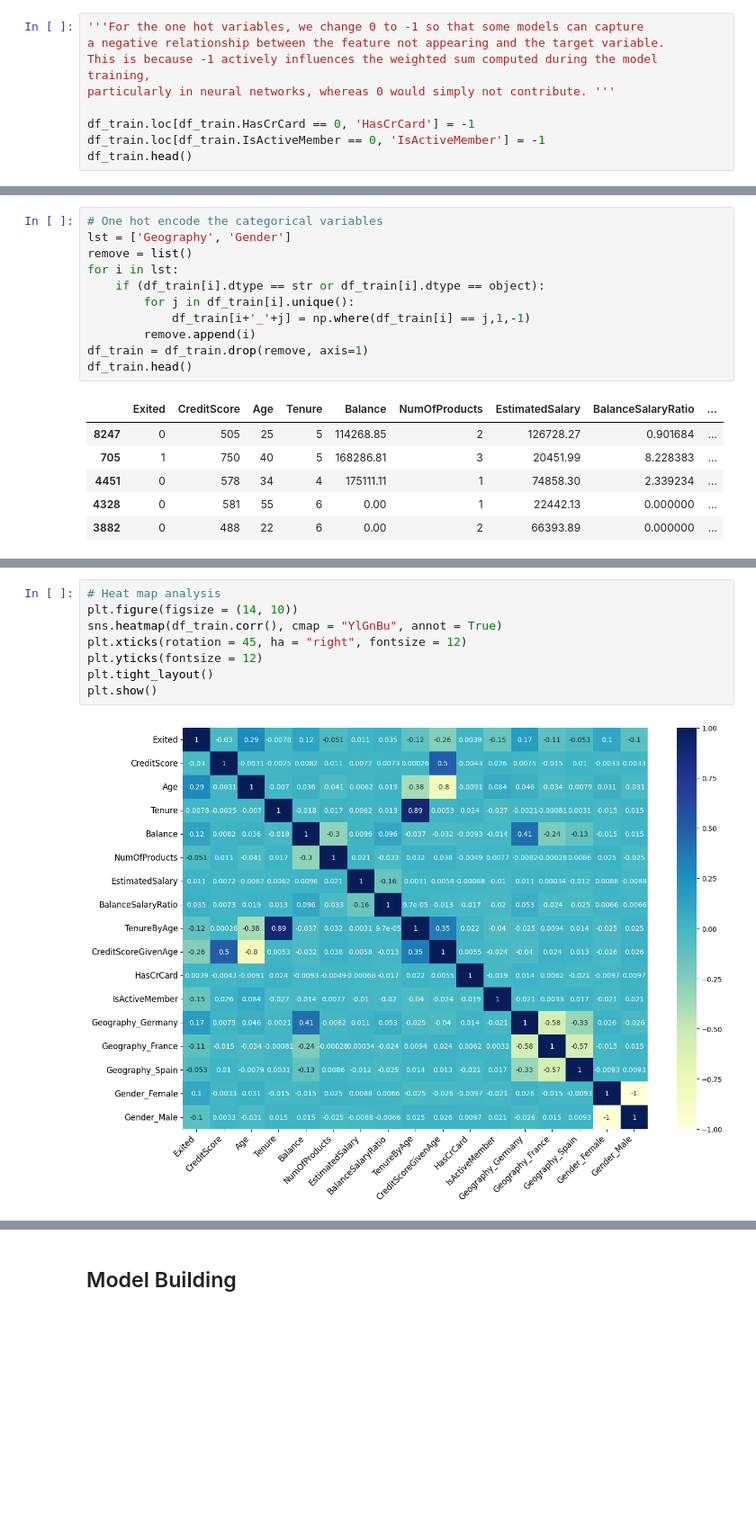
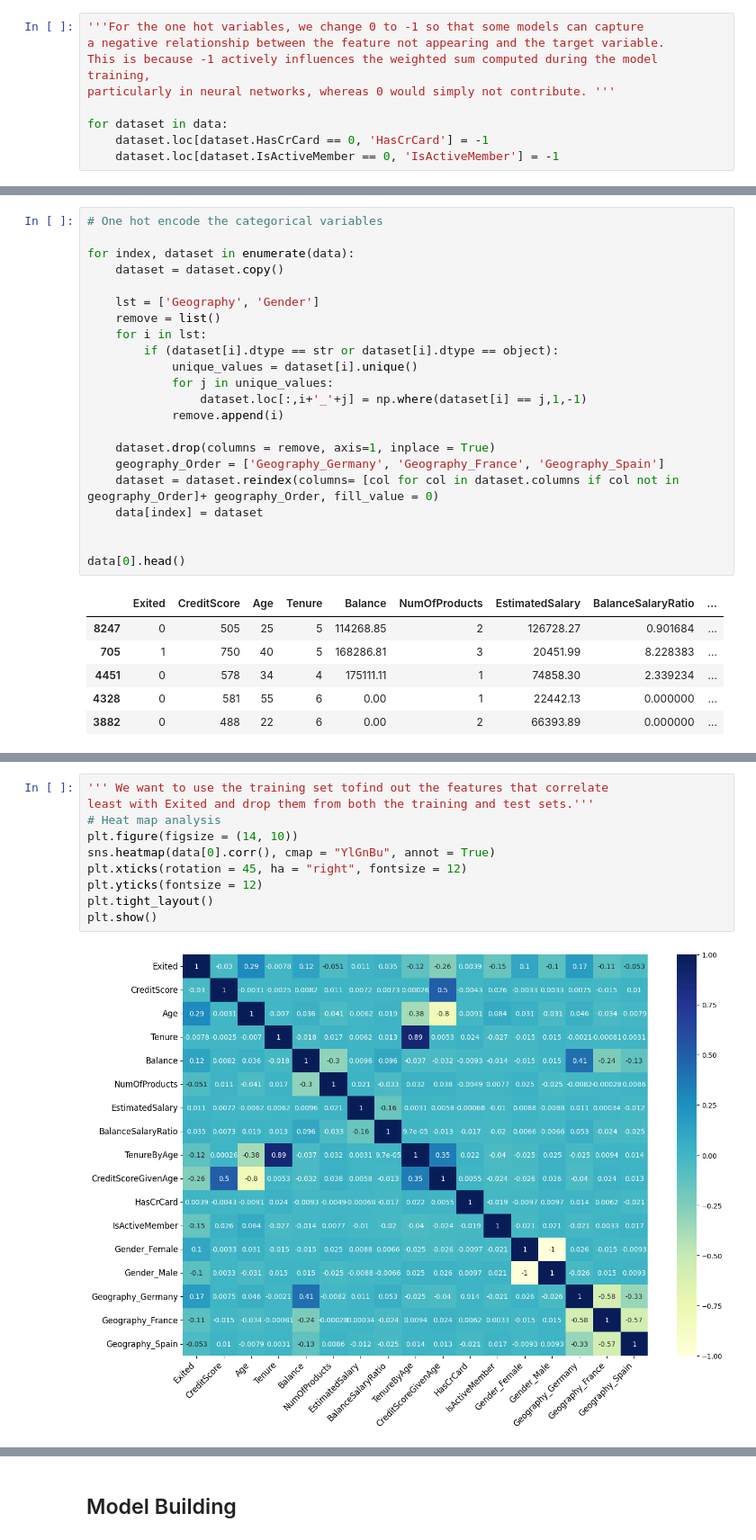
Before and after one commit to djjjones6/Group_Assessment_1, a Jupyter notebook: 02-Baseline/bankChurnBaseline.ipynb, the cells around one changed output, grey strips where cells are left out. Shown at 90% size. Saved outputs shown, nothing was run; the diff lists cells and outputs as text; blank space fills up the shorter version.

```diff
--- a/02-Baseline/bankChurnBaseline.ipynb
+++ b/02-Baseline/bankChurnBaseline.ipynb
@@ -267,6 +267,6 @@ a negative relationship between the feature not appearing and the target variabl
 This is because -1 actively influences the weighted sum computed during the model training,
 particularly in neural networks, whereas 0 would simply not contribute. '''
 
-df_train.loc[df_train.HasCrCard == 0, 'HasCrCard'] = -1
-df_train.loc[df_train.IsActiveMember == 0, 'IsActiveMember'] = -1
-df_train.head()
+for dataset in data:
+    dataset.loc[dataset.HasCrCard == 0, 'HasCrCard'] = -1
+    dataset.loc[dataset.IsActiveMember == 0, 'IsActiveMember'] = -1
@@ -280,14 +273,25 @@ df_train.head()
 # %%
 # One hot encode the categorical variables
-lst = ['Geography', 'Gender']
-remove = list()
-for i in lst:
-    if (df_train[i].dtype == str or df_train[i].dtype == object):
-        for j in df_train[i].unique():
-            df_train[i+'_'+j] = np.where(df_train[i] == j,1,-1)
-        remove.append(i)
-df_train = df_train.drop(remove, axis=1)
-df_train.head()
+
+for index, dataset in enumerate(data):
+    dataset = dataset.copy()
+
+    lst = ['Geography', 'Gender']
+    remove = list()
+    for i in lst:
+        if (dataset[i].dtype == str or dataset[i].dtype == object):
+            unique_values = dataset[i].unique()
+            for j in unique_values:
+                dataset.loc[:,i+'_'+j] = np.where(dataset[i] == j,1,-1)
+            remove.append(i)
+
+    dataset.drop(columns = remove, axis=1, inplace = True)
+    geography_Order = ['Geography_Germany', 'Geography_France', 'Geography_Spain']
+    dataset = dataset.reindex(columns= [col for col in dataset.columns if col not in geography_Order]+ geography_Order, fill_value = 0)
+    data[index] = dataset
+
+
+data[0].head()
 # %% [output]
 |  | Exited | CreditScore | Age | Tenure | Balance | NumOfProducts | EstimatedSalary | BalanceSalaryRatio | ... |
 | 8247 | 0 | 505 | 25 | 5 | 114268.85 | 2 | 126728.27 | 0.901684 | ... |
@@ -401,12 +313,14 @@ df_test.head()
 # %%
+''' We want to use the training set tofind out the features that correlate
+least with Exited and drop them from both the training and test sets.'''
 # Heat map analysis
 plt.figure(figsize = (14, 10))
-sns.heatmap(df_train.corr(), cmap = "YlGnBu", annot = True)
+sns.heatmap(data[0].corr(), cmap = "YlGnBu", annot = True)
 plt.xticks(rotation = 45, ha = "right", fontsize = 12)
 plt.yticks(fontsize = 12)
 plt.tight_layout()
 plt.show()
 # %% [output]
-[figure, old version]
+[figure, new version]
 # %%
 # Extract and sort correlations by absolute value
```
Also changed, not shown: parts of 22 cells of this notebook.
